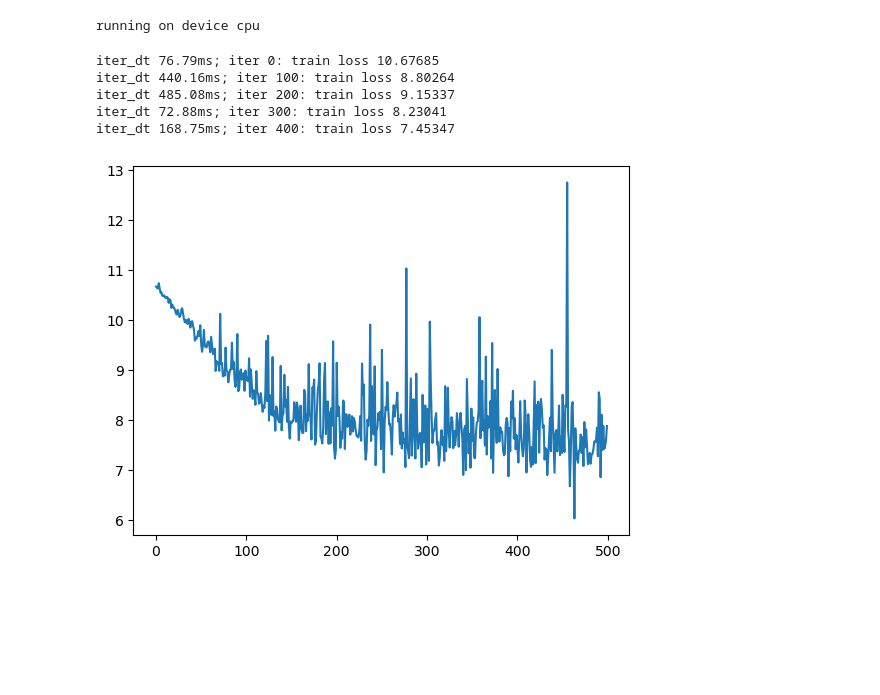
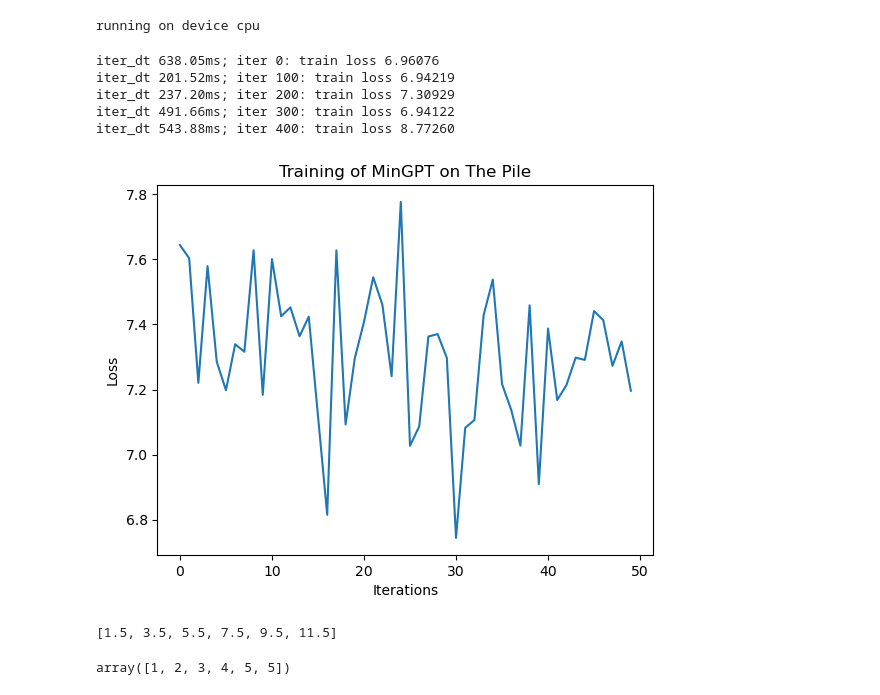
Before and after one commit to dylanskinner65/MinGPT_UL2, a Jupyter notebook: project2a.ipynb, the cells around one changed output. Cells and saved outputs as stored; diff of their text form; code cells hidden in the pictures; blank space fills up the shorter version.

```diff
--- a/project2a.ipynb
+++ b/project2a.ipynb
@@ -101,19 +102,47 @@ running on device cpu
 # %%
 def batch_end_callback(trainer):
     if trainer.iter_num % 100 == 0:
         print(f"iter_dt {trainer.iter_dt * 1000:.2f}ms; iter {trainer.iter_num}: train loss {trainer.loss.item():.5f}")
 trainer.set_callback('on_batch_end', batch_end_callback)
 
 trainer.run()
 
 # Plot the loss
-plt.plot(np.arange(len(trainer.curr_loss)), trainer.curr_loss)
-plt.show()
+losses = trainer.curr_loss
+x = 10
+new_losses = np.mean(np.array(losses).reshape(-1, x), axis=1)
+
+plt.plot(np.arange(len(new_losses)), new_losses)
+plt.title('Training of MinGPT on The Pile')
+plt.xlabel('Iterations')
+plt.ylabel('Loss')
+plt.savefig('mingpt_loss.png')
 # %% [output]
-iter_dt 76.79ms; iter 0: train loss 10.67685
-iter_dt 440.16ms; iter 100: train loss 8.80264
-iter_dt 485.08ms; iter 200: train loss 9.15337
-iter_dt 72.88ms; iter 300: train loss 8.23041
-iter_dt 168.75ms; iter 400: train loss 7.45347
+iter_dt 638.05ms; iter 0: train loss 6.96076
+iter_dt 201.52ms; iter 100: train loss 6.94219
+iter_dt 237.20ms; iter 200: train loss 7.30929
+iter_dt 491.66ms; iter 300: train loss 6.94122
+iter_dt 543.88ms; iter 400: train loss 8.77260
-[figure, old version]
+[figure, new version]
+# %%
+def calculate_means_numpy(input_list, x):
+    input_array = np.array(input_list)
+    result = np.mean(input_array.reshape(-1, x), axis=1)
+    # print(input_array.reshape(-1, x))
+
+    return result.tolist()
+
+# Example usage:
+original_list = [1, 2, 3, 4, 5, 6, 7, 8, 9, 10, 11, 12]
+x = 2
+result_list = calculate_means_numpy(original_list, x)
+
+print(result_list)
+
+a = np.array([1,2,3,4,5,5])
+a.reshape(-1, 2)
+a
+# %% [output]
+[1.5, 3.5, 5.5, 7.5, 9.5, 11.5]
+array([1, 2, 3, 4, 5, 5])
 # %%
```
Also changed, not shown: parts of 4 cells of this notebook, 4 other files.
